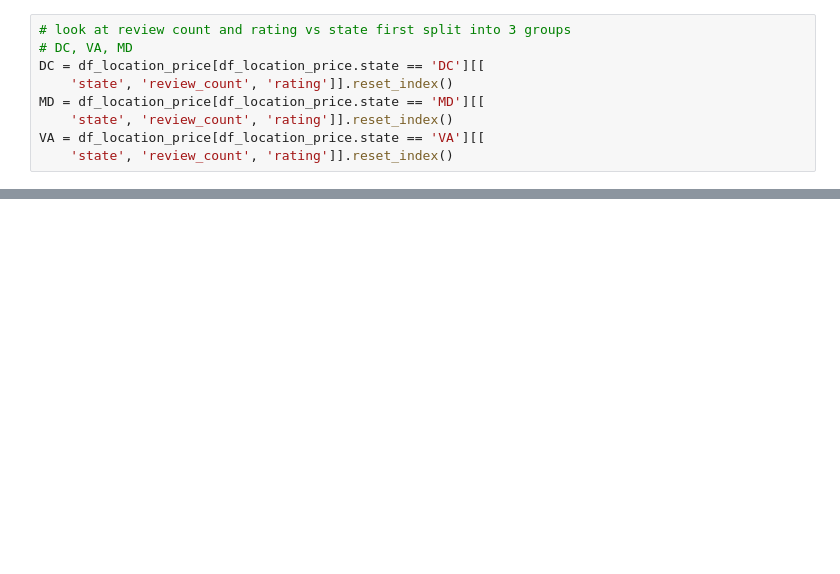
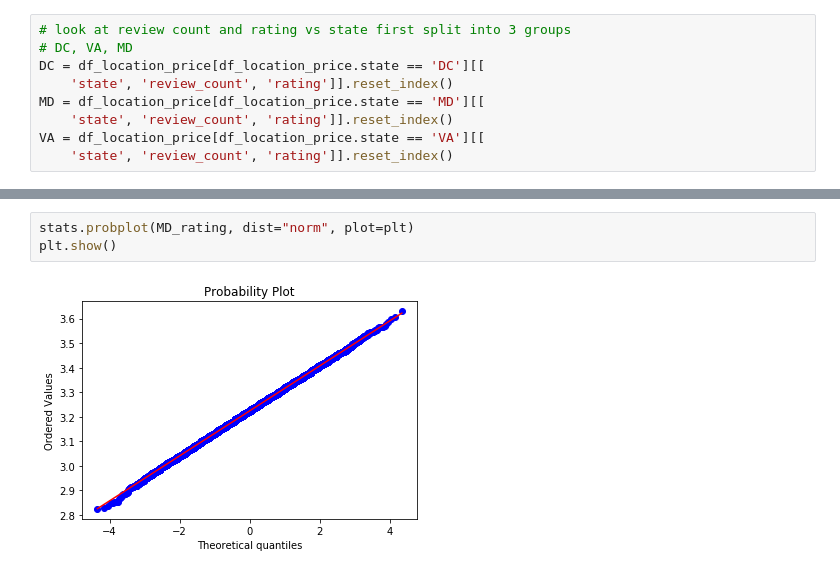
Before and after one commit to mzhou356/Mod3-Project, a Jupyter notebook: Location_Analysis_Using_OneWay_Anova.ipynb, the cells around one changed output, grey strips where cells are left out. Saved outputs shown, nothing was run; the diff lists cells and outputs as text; blank space fills up the shorter version.

```diff
--- a/Location_Analysis_Using_OneWay_Anova.ipynb
+++ b/Location_Analysis_Using_OneWay_Anova.ipynb
@@ -102,0 +98,5 @@ Multiple Comparison of Means - Tukey HSD,FWER=0.05
+# %%
+stats.probplot(MD_rating, dist="norm", plot=plt)
+plt.show()
+# %% [output]
+[figure, added]
```
Also changed, not shown: parts of 26 cells of this notebook.
